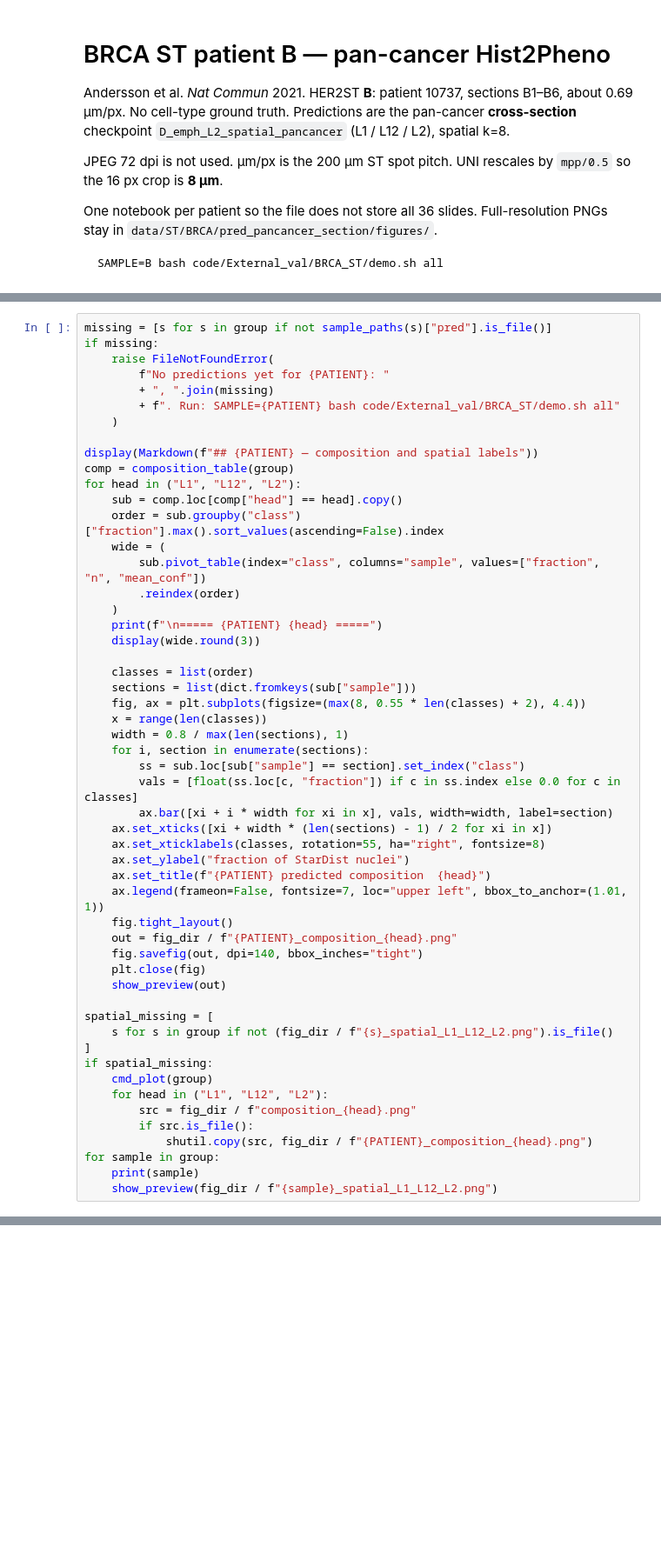
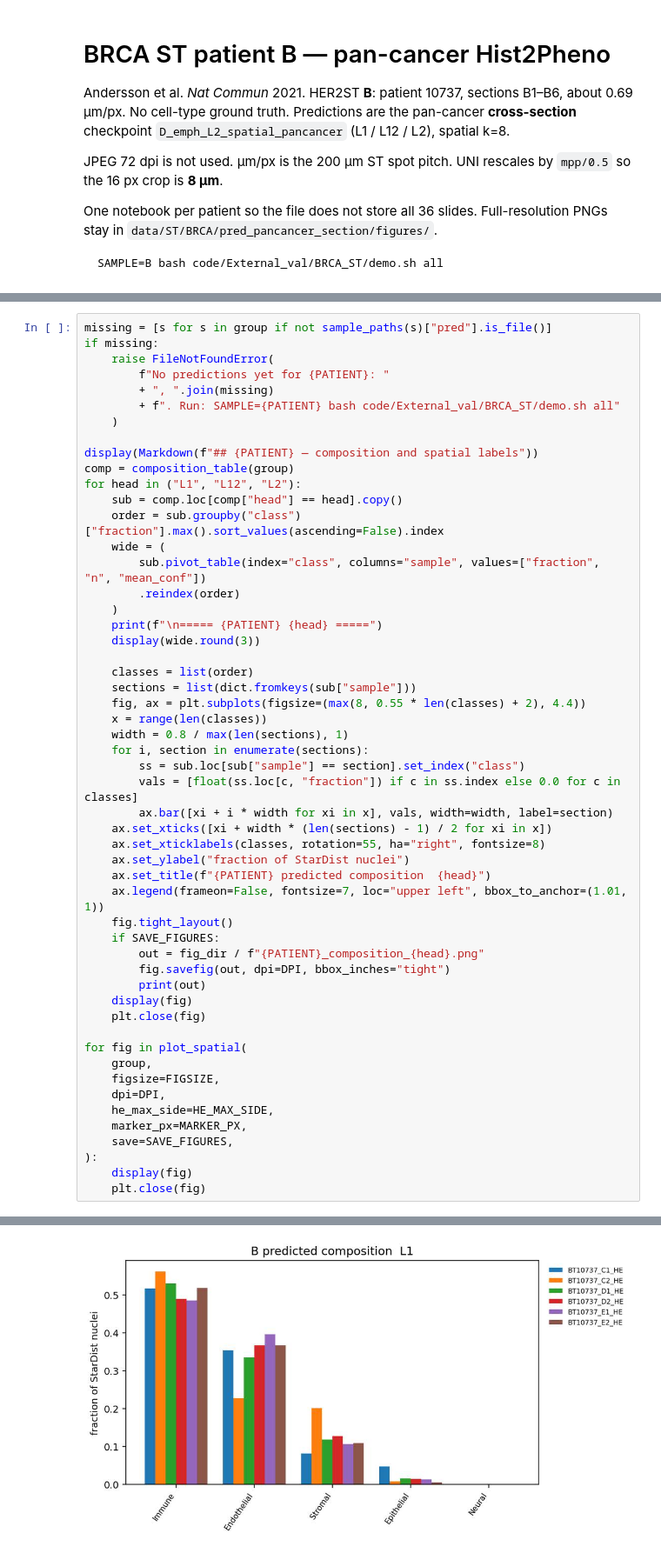
Before and after one commit to LingyuLi-math/Hist2Pheno, a Jupyter notebook: code/External_val/BRCA_ST/Pred_visual_brca_st_B.ipynb, the cells around one changed output, grey strips where cells are left out. Shown at 87% size. Cells and saved outputs as stored; diff of their text form; blank space fills up the shorter version.

```diff
--- a/code/External_val/BRCA_ST/Pred_visual_brca_st_B.ipynb
+++ b/code/External_val/BRCA_ST/Pred_visual_brca_st_B.ipynb
@@ -98,20 +104,21 @@ for head in ("L1", "L12", "L2"):
     ax.set_title(f"{PATIENT} predicted composition  {head}")
     ax.legend(frameon=False, fontsize=7, loc="upper left", bbox_to_anchor=(1.01, 1))
     fig.tight_layout()
-    out = fig_dir / f"{PATIENT}_composition_{head}.png"
-    fig.savefig(out, dpi=140, bbox_inches="tight")
+    if SAVE_FIGURES:
+        out = fig_dir / f"{PATIENT}_composition_{head}.png"
+        fig.savefig(out, dpi=DPI, bbox_inches="tight")
+        print(out)
+    display(fig)
     plt.close(fig)
-    show_preview(out)
 
-spatial_missing = [
-    s for s in group if not (fig_dir / f"{s}_spatial_L1_L12_L2.png").is_file()
-]
-if spatial_missing:
-    cmd_plot(group)
-    for head in ("L1", "L12", "L2"):
-        src = fig_dir / f"composition_{head}.png"
-        if src.is_file():
-            shutil.copy(src, fig_dir / f"{PATIENT}_composition_{head}.png")
-for sample in group:
-    print(sample)
-    show_preview(fig_dir / f"{sample}_spatial_L1_L12_L2.png")
+for fig in plot_spatial(
+    group,
+    figsize=FIGSIZE,
+    dpi=DPI,
+    he_max_side=HE_MAX_SIDE,
+    marker_px=MARKER_PX,
+    save=SAVE_FIGURES,
+):
+    display(fig)
+    plt.close(fig)
+# %% [output]
@@ -117,0 +135 @@ for sample in group:
+[figure, added]
```
Also changed, not shown: parts of 4 cells of this notebook, 45 other files.
